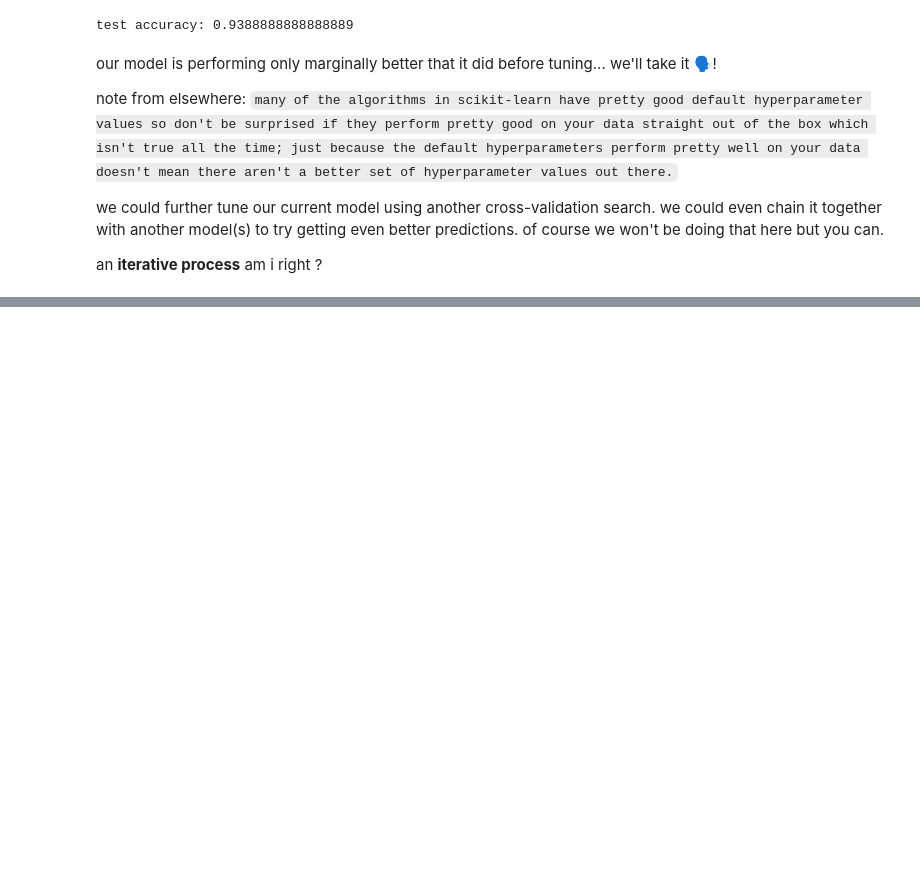
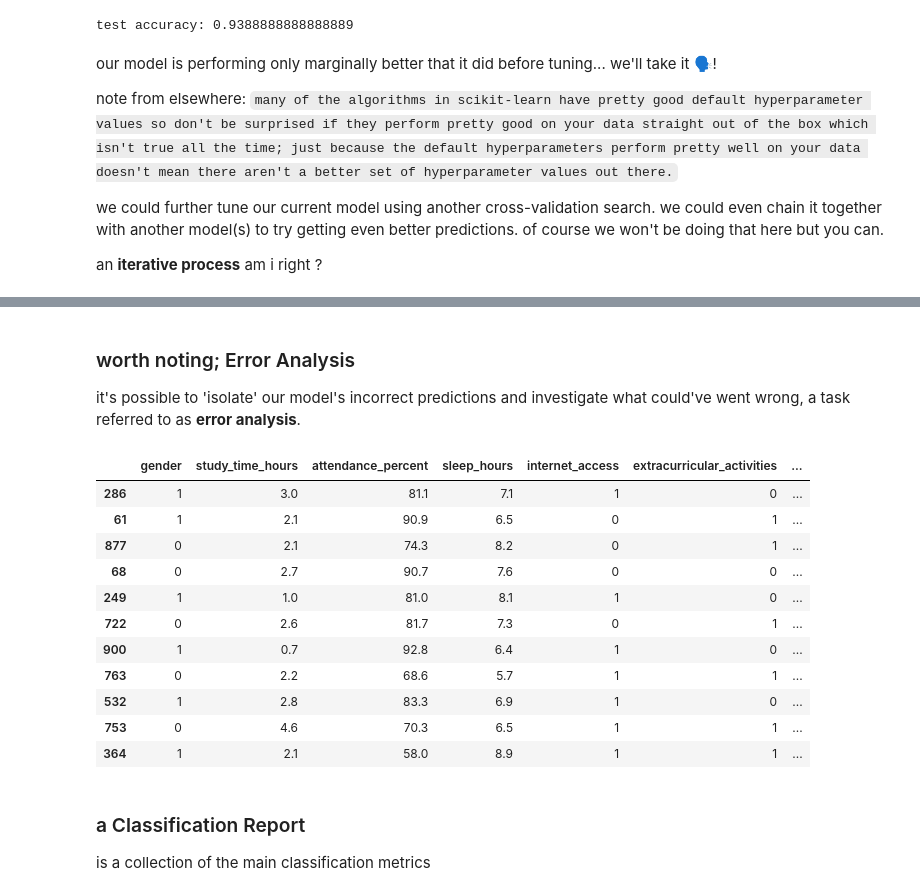
Before and after one commit to brian-seekar/ds-class, a Jupyter notebook: ml-stuff.ipynb, the cells around one changed output, grey strips where cells are left out. Cells and saved outputs as stored; diff of their text form; code cells hidden in the pictures; blank space fills up the shorter version.

```diff
--- a/ml-stuff.ipynb
+++ b/ml-stuff.ipynb
@@ -616,0 +678,36 @@ anyways, we'll be wrapping up with a confusion matrix and a classification repor
+# %% [markdown]
+### worth noting; Error Analysis
+it's possible to 'isolate' our model's incorrect predictions and investigate what could've went wrong, a task referred to as **error analysis**.
+# %%
+y_pred = tuned_model.predict(X_test) # let's get the predictions on the test set
+
+error_analysis_df = X_test.copy()
+
+error_analysis_df['Actual_Stat'] = y_test
+error_analysis_df['Predicted_Stat'] = y_pred
+
+status_map = {1: "Passed", 0: "Failed"}
+error_analysis_df['Actual_Stat'] = error_analysis_df['Actual_Stat'].map(status_map)
+error_analysis_df['Predicted_Stat'] = error_analysis_df['Predicted_Stat'].map(status_map)
+
+# isolate/filter rows where actual status does NOT equal predicted status
+misclass_samples = error_analysis_df[error_analysis_df['Actual_Stat'] != error_analysis_df['Predicted_Stat']]
+
+# display the 11 rows the model got wrong
+misclass_samples.head(11)
+# %% [output]
+|  | gender | study_time_hours | attendance_percent | sleep_hours | internet_access | extracurricular_activities | ... |
+| 286 | 1 | 3.0 | 81.1 | 7.1 | 1 | 0 | ... |
+| 61 | 1 | 2.1 | 90.9 | 6.5 | 0 | 1 | ... |
+| 877 | 0 | 2.1 | 74.3 | 8.2 | 0 | 1 | ... |
+| 68 | 0 | 2.7 | 90.7 | 7.6 | 0 | 0 | ... |
+| 249 | 1 | 1.0 | 81.0 | 8.1 | 1 | 0 | ... |
+| 722 | 0 | 2.6 | 81.7 | 7.3 | 0 | 1 | ... |
+| 900 | 1 | 0.7 | 92.8 | 6.4 | 1 | 0 | ... |
+| 763 | 0 | 2.2 | 68.6 | 5.7 | 1 | 1 | ... |
+| 532 | 1 | 2.8 | 83.3 | 6.9 | 1 | 0 | ... |
+| 753 | 0 | 4.6 | 70.3 | 6.5 | 1 | 1 | ... |
+| 364 | 1 | 2.1 | 58.0 | 8.9 | 1 | 1 | ... |
+# %% [markdown]
+### a Classification Report
+is a collection of the main classification metrics
```
Also changed, not shown: parts of 31 cells of this notebook.
